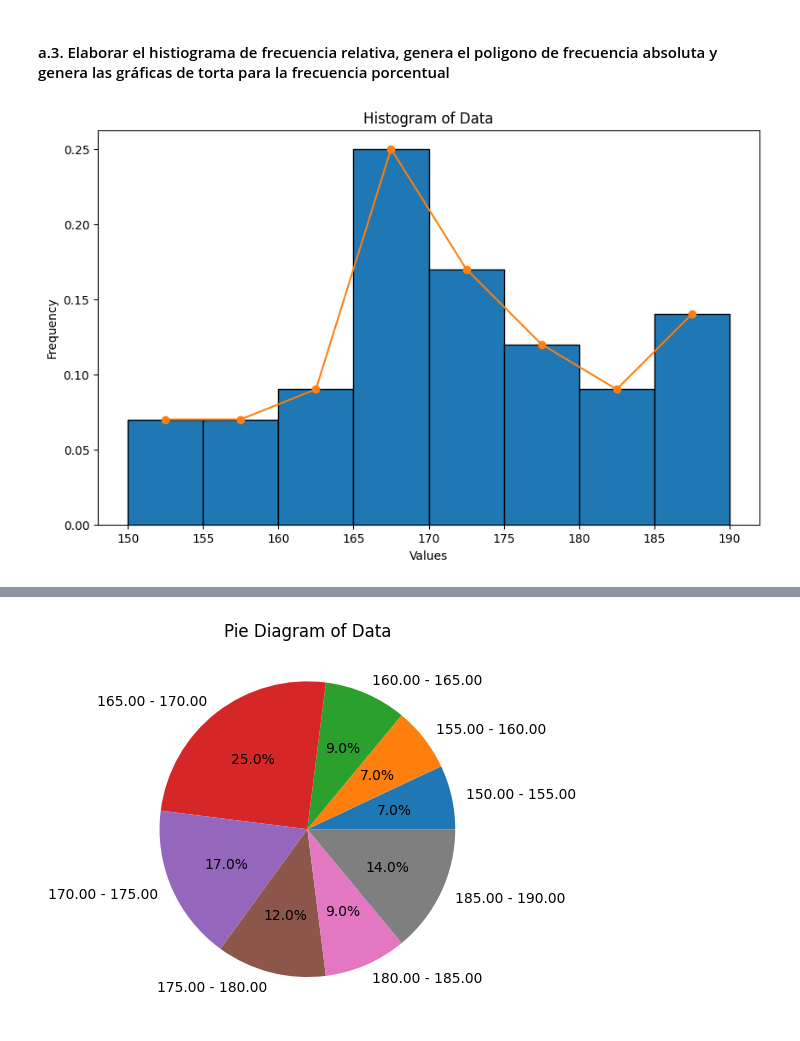
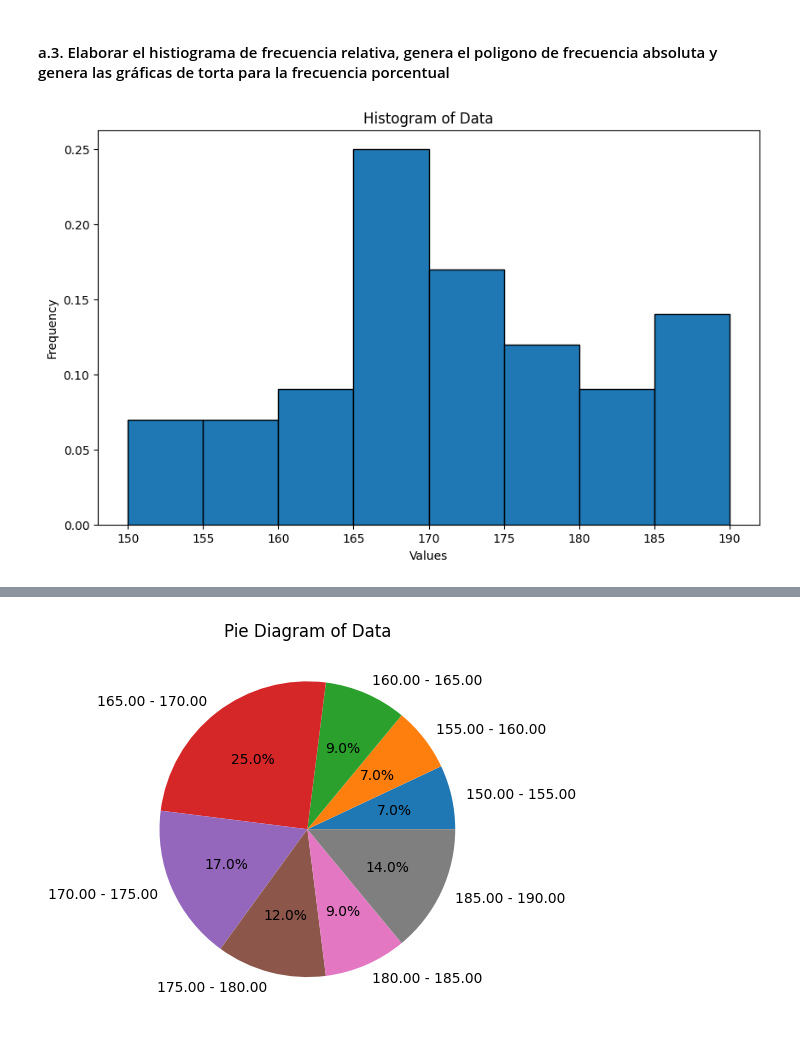
Before and after one commit to pranthony/estadistic, a Jupyter notebook: notebooks/examen_g2.ipynb, the cells around one changed output, grey strips where cells are left out. Cells and saved outputs as stored; diff of their text form; code cells hidden in the pictures.

```diff
--- a/notebooks/examen_g2.ipynb
+++ b/notebooks/examen_g2.ipynb
@@ -38,6 +38,6 @@ analisys_medidas.create_distribution_table()
 # %% [markdown]
 #### a.3. Elaborar el histiograma de frecuencia relativa, genera el poligono de frecuencia absoluta y genera las gráficas de torta para la frecuencia porcentual
 # %%
-analisys_medidas.plot_histogram(relative=True, polygon=True)
+analisys_medidas.plot_histogram(relative=True)
 # %% [output]
-[figure, old version]
+[figure, new version]
```
Also changed, not shown: parts of 1 cell of this notebook, 2 other files.
